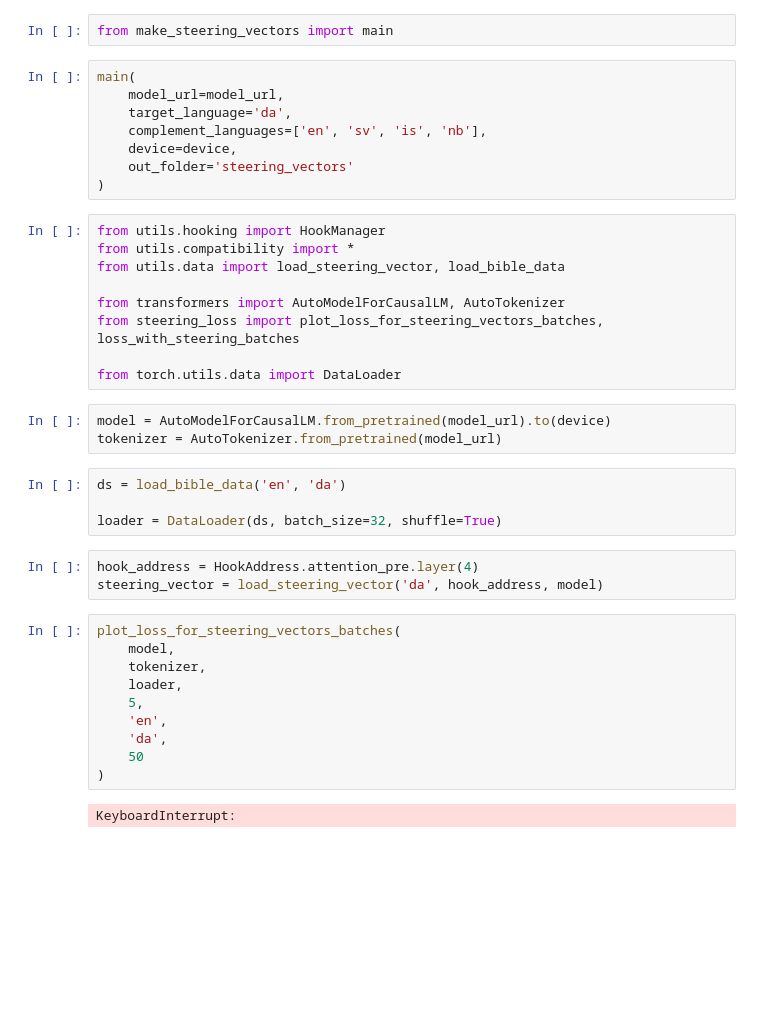
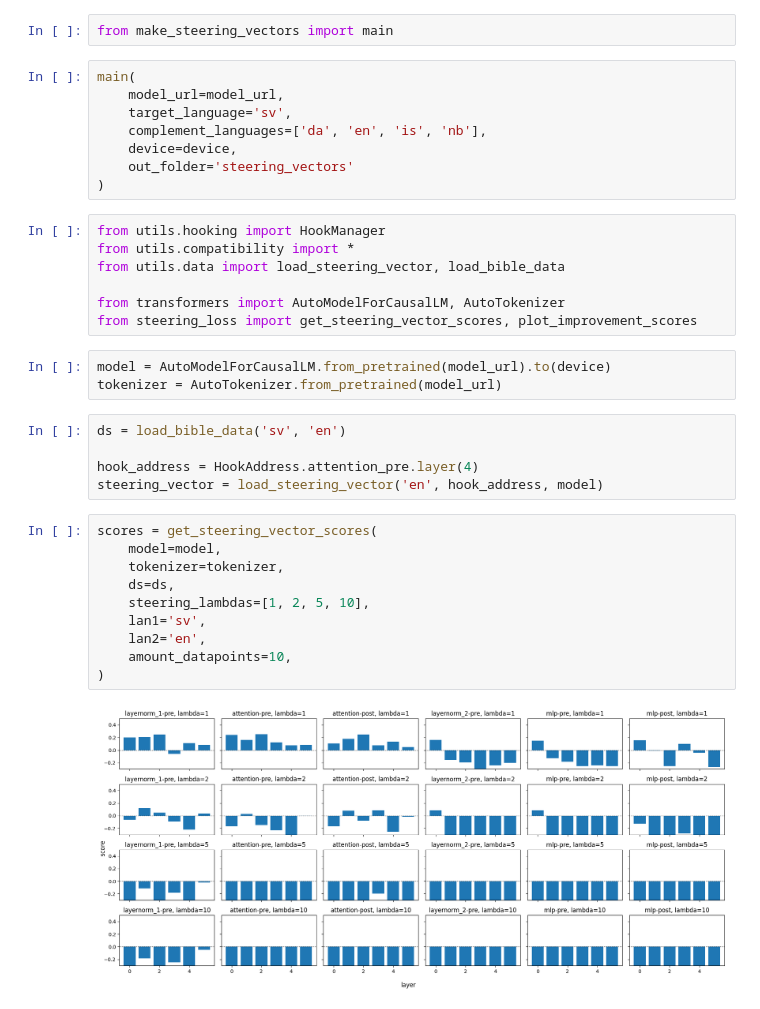
Before and after one commit to MarkusSibbesen/KDS-MI-temp, a Jupyter notebook: _interactive.ipynb, the cells around one changed output. Cells and saved outputs as stored; diff of their text form; blank space fills up the shorter version.

```diff
--- a/_interactive.ipynb
+++ b/_interactive.ipynb
@@ -41,8 +40,8 @@ from make_steering_vectors import main
 # %%
 main(
     model_url=model_url,
-    target_language='da',
-    complement_languages=['en', 'sv', 'is', 'nb'],
+    target_language='sv',
+    complement_languages=['da', 'en', 'is', 'nb'],
     device=device,
     out_folder='steering_vectors'
 )
@@ -52,28 +51,24 @@ from utils.compatibility import *
 from utils.data import load_steering_vector, load_bible_data
 
 from transformers import AutoModelForCausalLM, AutoTokenizer
-from steering_loss import plot_loss_for_steering_vectors_batches, loss_with_steering_batches
-
-from torch.utils.data import DataLoader
+from steering_loss import get_steering_vector_scores, plot_improvement_scores
 # %%
 model = AutoModelForCausalLM.from_pretrained(model_url).to(device)
 tokenizer = AutoTokenizer.from_pretrained(model_url)
 # %%
-ds = load_bible_data('en', 'da')
+ds = load_bible_data('sv', 'en')
 
-loader = DataLoader(ds, batch_size=32, shuffle=True)
+hook_address = HookAddress.attention_pre.layer(4)
+steering_vector = load_steering_vector('en', hook_address, model)
 # %%
-hook_address = HookAddress.attention_pre.layer(4)
-steering_vector = load_steering_vector('da', hook_address, model)
+scores = get_steering_vector_scores(
+    model=model,
+    tokenizer=tokenizer,
+    ds=ds,
+    steering_lambdas=[1, 2, 5, 10],
+    lan1='sv',
+    lan2='en',
+    amount_datapoints=10,
+)
+# %% [output]
+[figure, added]
-# %%
-plot_loss_for_steering_vectors_batches(
-    model,
-    tokenizer,
-    loader,
-    5,
-    'en',
-    'da',
-    50
-)
-# %% [output]
-KeyboardInterrupt:
```
Also changed, not shown: parts of 1 cell of this notebook, 1 other file.
